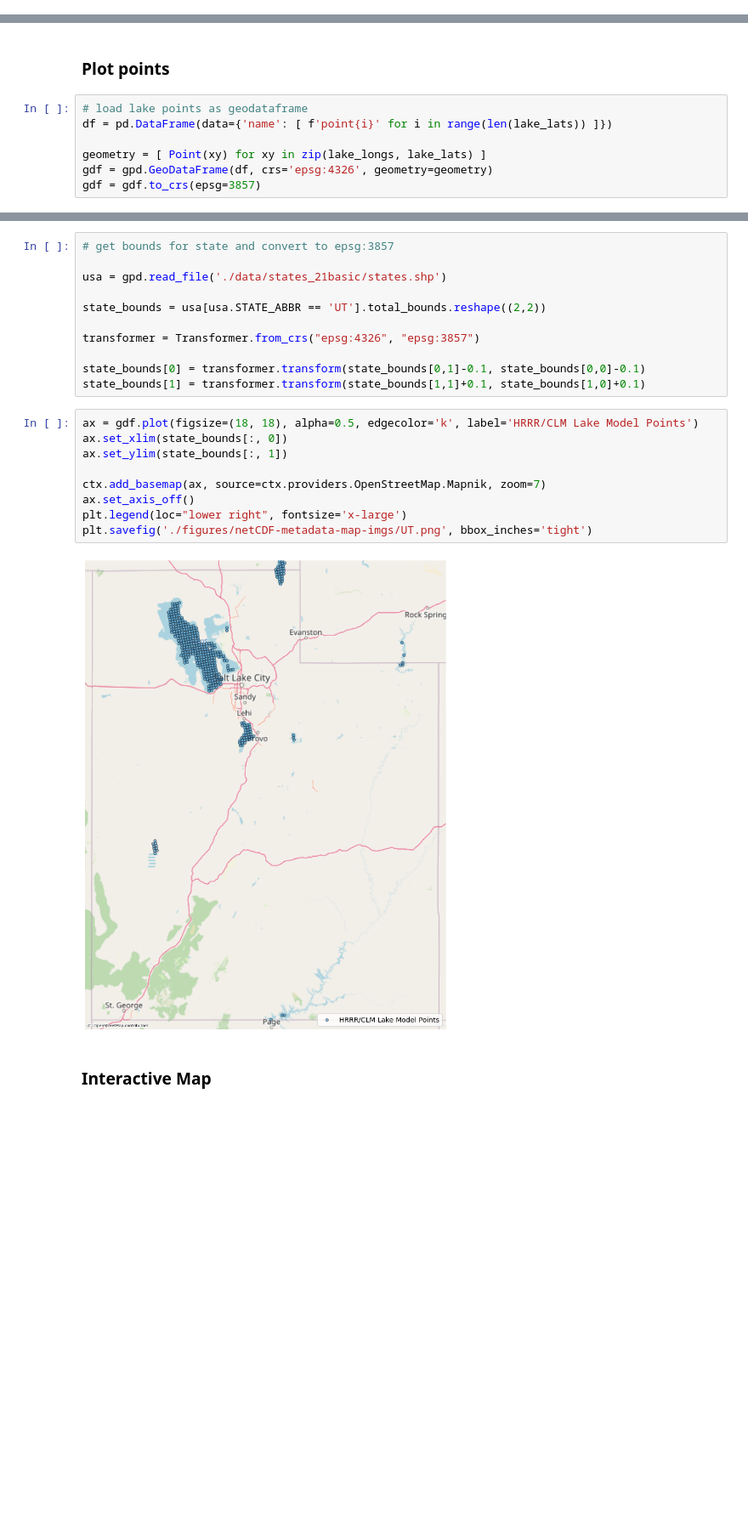
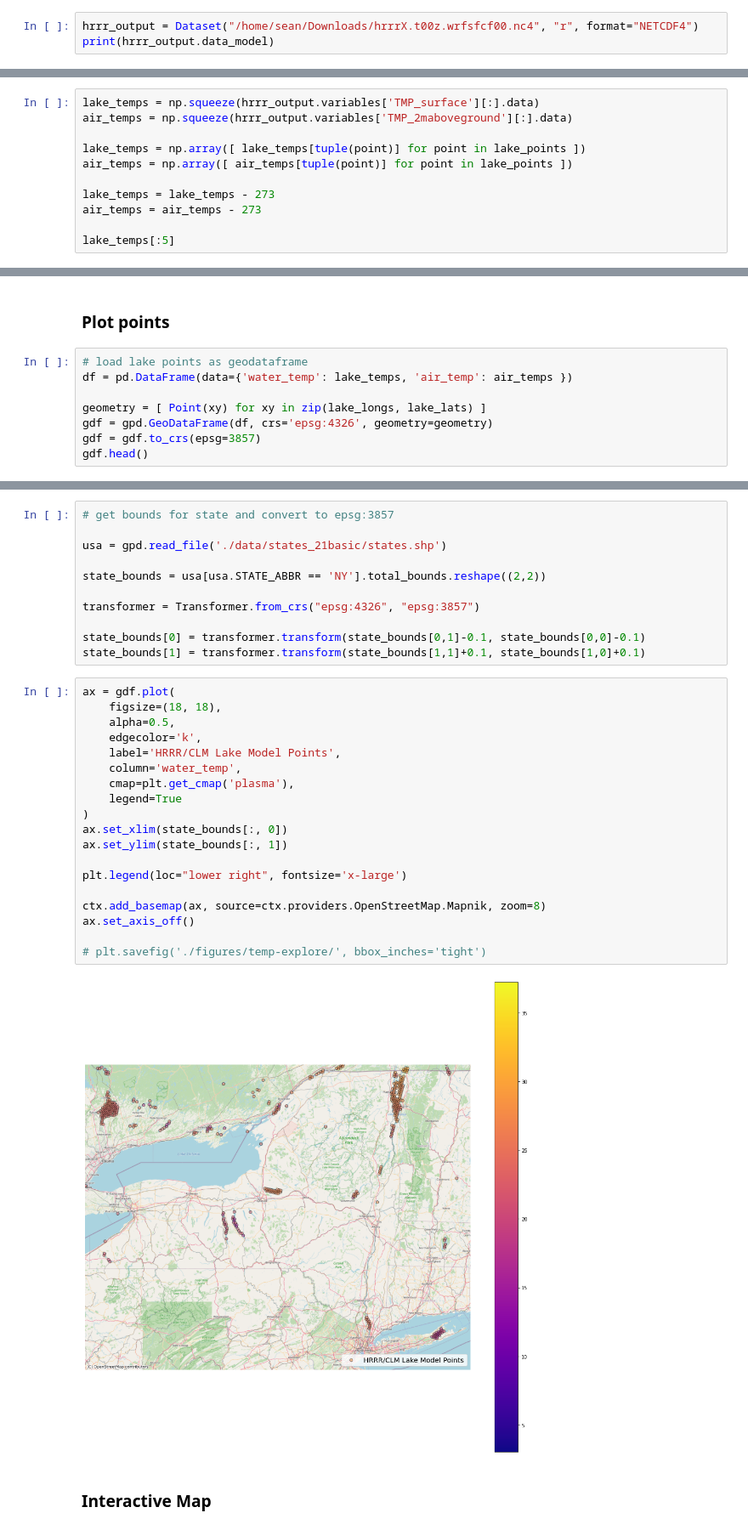
Before and after one commit to seangtkelley/hrrr-clm-lake-model-analysis, a Jupyter notebook: exploration.ipynb, the cells around one changed output, grey strips where cells are left out. Shown at 85% size. Drawn from its saved outputs; the diff is of its cells as text; blank space fills up the shorter version.

Commit message:
added corresponding temps to model output points

```diff
--- a/exploration.ipynb
+++ b/exploration.ipynb
@@ -39,0 +47,3 @@ lake_longs = [ longs[tuple(point)] for point in lake_points ]
+# %%
+hrrr_output = Dataset("/home/sean/Downloads/hrrrX.t00z.wrfsfcf00.nc4", "r", format="NETCDF4")
+print(hrrr_output.data_model)
@@ -39,0 +72,11 @@ lake_longs = [ longs[tuple(point)] for point in lake_points ]
+# %%
+lake_temps = np.squeeze(hrrr_output.variables['TMP_surface'][:].data)
+air_temps = np.squeeze(hrrr_output.variables['TMP_2maboveground'][:].data)
+
+lake_temps = np.array([ lake_temps[tuple(point)] for point in lake_points ])
+air_temps = np.array([ air_temps[tuple(point)] for point in lake_points ])
+
+lake_temps = lake_temps - 273
+air_temps = air_temps - 273
+
+lake_temps[:5]
@@ -41,8 +87,9 @@ lake_longs = [ longs[tuple(point)] for point in lake_points ]
 ### Plot points
 # %%
 # load lake points as geodataframe
-df = pd.DataFrame(data={'name': [ f'point{i}' for i in range(len(lake_lats)) ]})
+df = pd.DataFrame(data={'water_temp': lake_temps, 'air_temp': air_temps })
 
 geometry = [ Point(xy) for xy in zip(lake_longs, lake_lats) ]
 gdf = gpd.GeoDataFrame(df, crs='epsg:4326', geometry=geometry)
 gdf = gdf.to_crs(epsg=3857)
+gdf.head()
@@ -51,23 +105,33 @@ gdf = gdf.to_crs(epsg=3857)
 
 usa = gpd.read_file('./data/states_21basic/states.shp')
 
-state_bounds = usa[usa.STATE_ABBR == 'UT'].total_bounds.reshape((2,2))
+state_bounds = usa[usa.STATE_ABBR == 'NY'].total_bounds.reshape((2,2))
 
 transformer = Transformer.from_crs("epsg:4326", "epsg:3857")
 
 state_bounds[0] = transformer.transform(state_bounds[0,1]-0.1, state_bounds[0,0]-0.1)
 state_bounds[1] = transformer.transform(state_bounds[1,1]+0.1, state_bounds[1,0]+0.1)
 # %%
-ax = gdf.plot(figsize=(18, 18), alpha=0.5, edgecolor='k', label='HRRR/CLM Lake Model Points')
+ax = gdf.plot(
+    figsize=(18, 18),
+    alpha=0.5,
+    edgecolor='k',
+    label='HRRR/CLM Lake Model Points',
+    column='water_temp',
+    cmap=plt.get_cmap('plasma'),
+    legend=True
+)
 ax.set_xlim(state_bounds[:, 0])
 ax.set_ylim(state_bounds[:, 1])
 
-ctx.add_basemap(ax, source=ctx.providers.OpenStreetMap.Mapnik, zoom=7)
+plt.legend(loc="lower right", fontsize='x-large')
+
+ctx.add_basemap(ax, source=ctx.providers.OpenStreetMap.Mapnik, zoom=8)
 ax.set_axis_off()
-plt.legend(loc="lower right", fontsize='x-large')
-plt.savefig('./figures/netCDF-metadata-map-imgs/UT.png', bbox_inches='tight')
+
+# plt.savefig('./figures/temp-explore/', bbox_inches='tight')
 # %% [output]
-[figure, old version]
+[figure, new version]
 # %% [markdown]
 ### Interactive Map
 # %%
```
Also changed, not shown: parts of 18 cells of this notebook, 6 other files.
